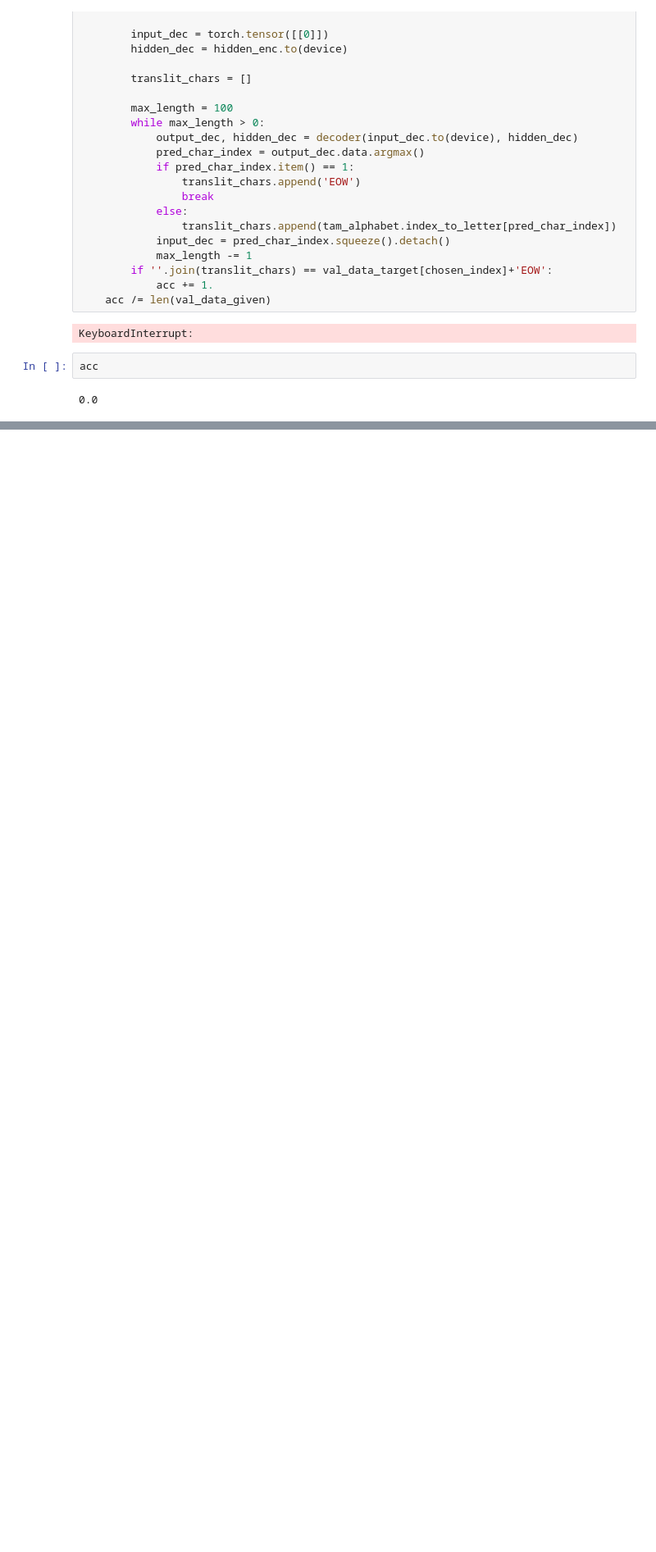
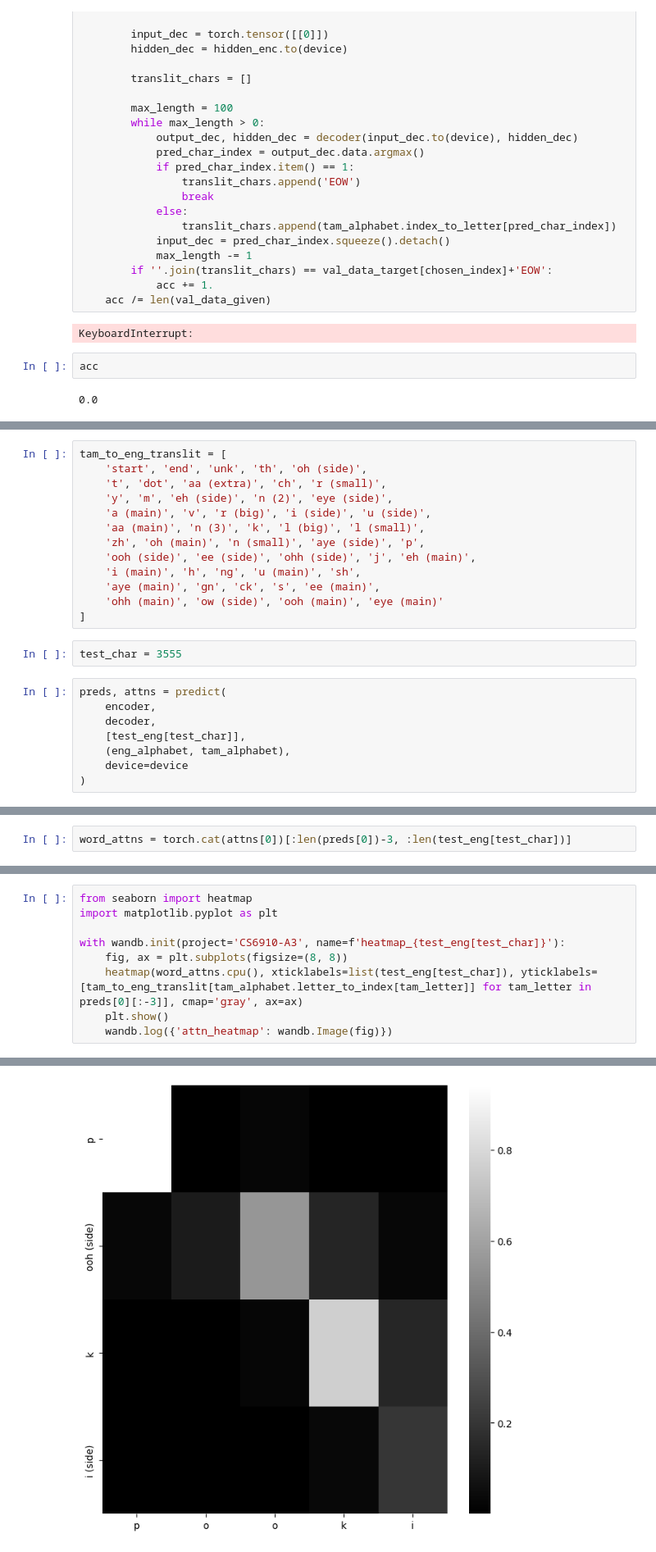
Before and after one commit to Bala-A87/CS6910-A3, a Jupyter notebook: A3.ipynb, the cells around one changed output, grey strips where cells are left out. Shown at 82% size. Saved outputs shown, nothing was run; the diff lists cells and outputs as text; blank space fills up the shorter version.

Commit message:
Plot attention heatmaps

```diff
--- a/A3.ipynb
+++ b/A3.ipynb
@@ -307,0 +335,23 @@ acc
+# %%
+tam_to_eng_translit = [
+    'start', 'end', 'unk', 'th', 'oh (side)',
+    't', 'dot', 'aa (extra)', 'ch', 'r (small)',
+    'y', 'm', 'eh (side)', 'n (2)', 'eye (side)',
+    'a (main)', 'v', 'r (big)', 'i (side)', 'u (side)',
+    'aa (main)', 'n (3)', 'k', 'l (big)', 'l (small)',
+    'zh', 'oh (main)', 'n (small)', 'aye (side)', 'p',
+    'ooh (side)', 'ee (side)', 'ohh (side)', 'j', 'eh (main)',
+    'i (main)', 'h', 'ng', 'u (main)', 'sh',
+    'aye (main)', 'gn', 'ck', 's', 'ee (main)',
+    'ohh (main)', 'ow (side)', 'ooh (main)', 'eye (main)'
+]
+# %%
+test_char = 3555
+# %%
+preds, attns = predict(
+    encoder,
+    decoder,
+    [test_eng[test_char]],
+    (eng_alphabet, tam_alphabet),
+    device=device
+)
@@ -307,0 +362,2 @@ acc
+# %%
+word_attns = torch.cat(attns[0])[:len(preds[0])-3, :len(test_eng[test_char])]
@@ -307,0 +368,10 @@ acc
+# %%
+from seaborn import heatmap
+import matplotlib.pyplot as plt
+
+with wandb.init(project='CS6910-A3', name=f'heatmap_{test_eng[test_char]}'):
+    fig, ax = plt.subplots(figsize=(8, 8))
+    heatmap(word_attns.cpu(), xticklabels=list(test_eng[test_char]), yticklabels=[tam_to_eng_translit[tam_alphabet.letter_to_index[tam_letter]] for tam_letter in preds[0][:-3]], cmap='gray', ax=ax)
+    plt.show()
+    wandb.log({'attn_heatmap': wandb.Image(fig)})
+# %% [output]
@@ -307,0 +384 @@ acc
+[figure, added]
```
Also changed, not shown: parts of 10 cells of this notebook, 2 other files.
